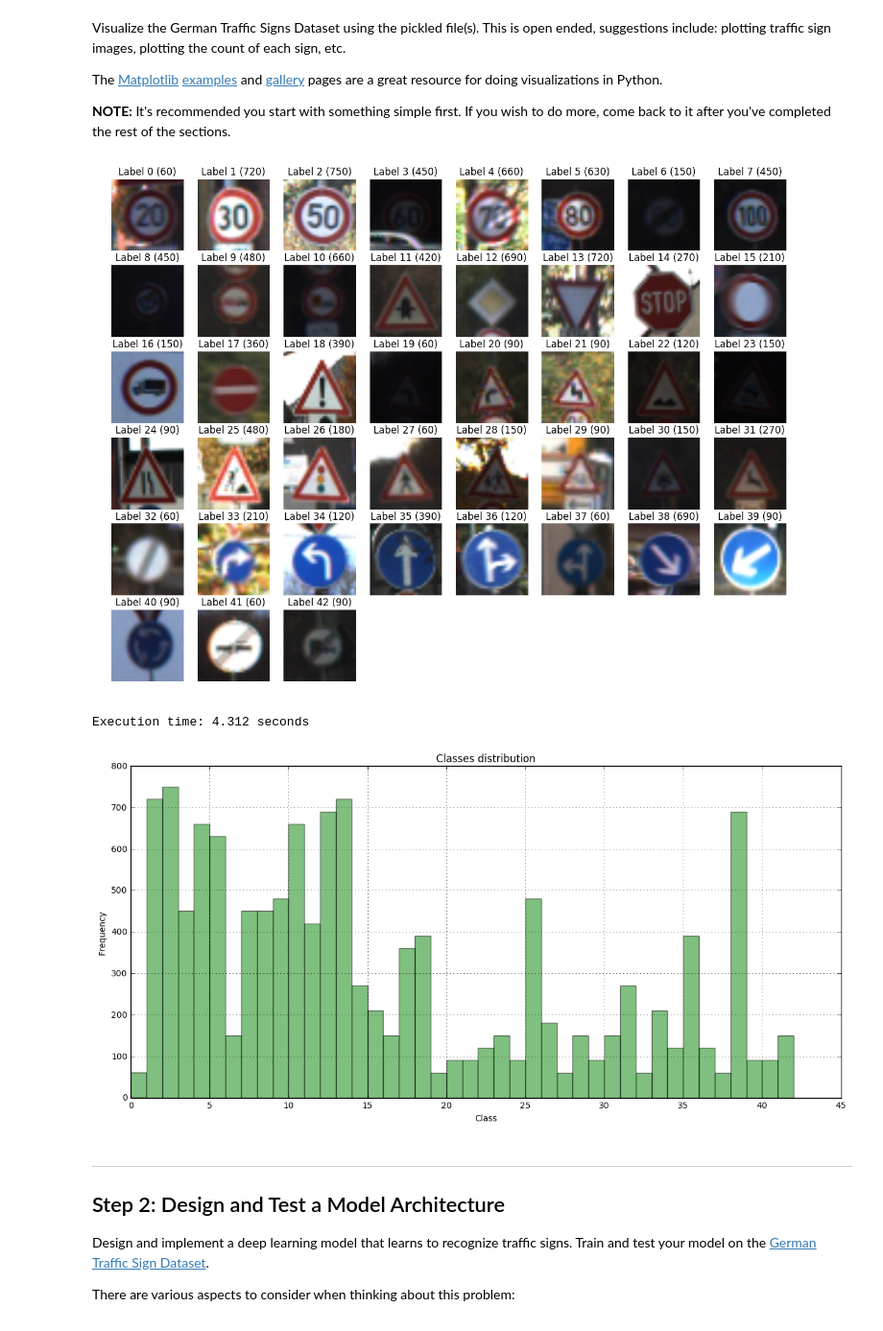
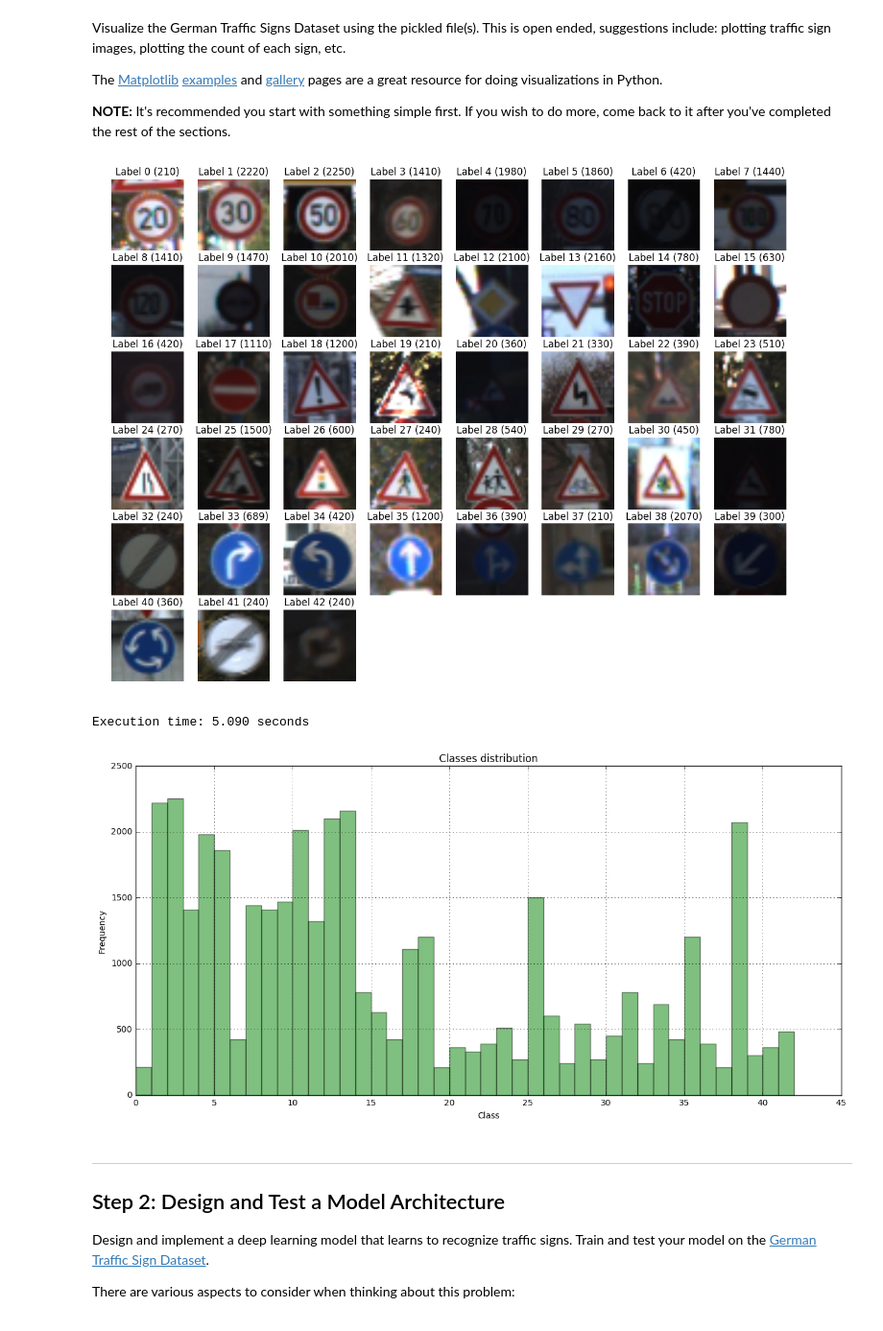
Before and after one commit to Nallo/CarND-Traffic-Sign-Classifier-P2, a Jupyter notebook: Traffic_Sign_Classifier.ipynb, the cells around one changed output. Shown at 96% size. Saved outputs shown, nothing was run; the diff lists cells and outputs as text; code cells hidden in the pictures.

Commit message:
Exploring train data
Signed-off-by: Stefano Martinallo <stefano@sherlock.bike>

```diff
--- a/Traffic_Sign_Classifier.ipynb
+++ b/Traffic_Sign_Classifier.ipynb
@@ -79,47 +79,47 @@ import matplotlib.pyplot as plt
 %matplotlib inline
 
 def display_images_and_labels(images, labels):
     """Display the images of the dataset as well as the labels.
 
     parameters:
         - images: is a numpy array of images.
         - labels: is a list with labels.
 
     Code adapted from waleedka @ github.
     """
     unique_labels = set(labels)
     plt.figure(figsize=(15, 15))
     i = 1
     for label in unique_labels:
         # Pick the first image for each label.
         image = images[labels.index(label)]
 
         plt.subplot(8, 8, i)  # A grid of 8 rows x 8 columns
         plt.axis('off')
         plt.title("Label {0} ({1})".format(label, labels.count(label)))
         i += 1
         plt.imshow(image)
     plt.show()
     return
 
 t0 = time.time()
-f = display_images_and_labels(X_test, y_test.tolist())
+f = display_images_and_labels(X_train, y_train.tolist())
 t1 = time.time()
 print("Execution time: {0:.3f} seconds".format(t1-t0))
 # %% [output]
-[figure, old version]
+[figure, new version]
-Execution time: 4.312 seconds
+Execution time: 5.090 seconds
 # %%
 # Display the classes distribution
 plt.figure(figsize=(15, 7))
 plt.xlabel("Class")
 plt.ylabel("Frequency")
 plt.title("Classes distribution")
-plt.hist(y_test, n_classes-1, facecolor='green', alpha=0.5)
+plt.hist(y_train, n_classes-1, facecolor='green', alpha=0.5)
 plt.grid(True)
 plt.show()
 # %% [output]
-[figure, old version]
+[figure, new version]
 # %% [markdown]
 ----
 
```
Also changed, not shown: parts of 3 cells of this notebook.
